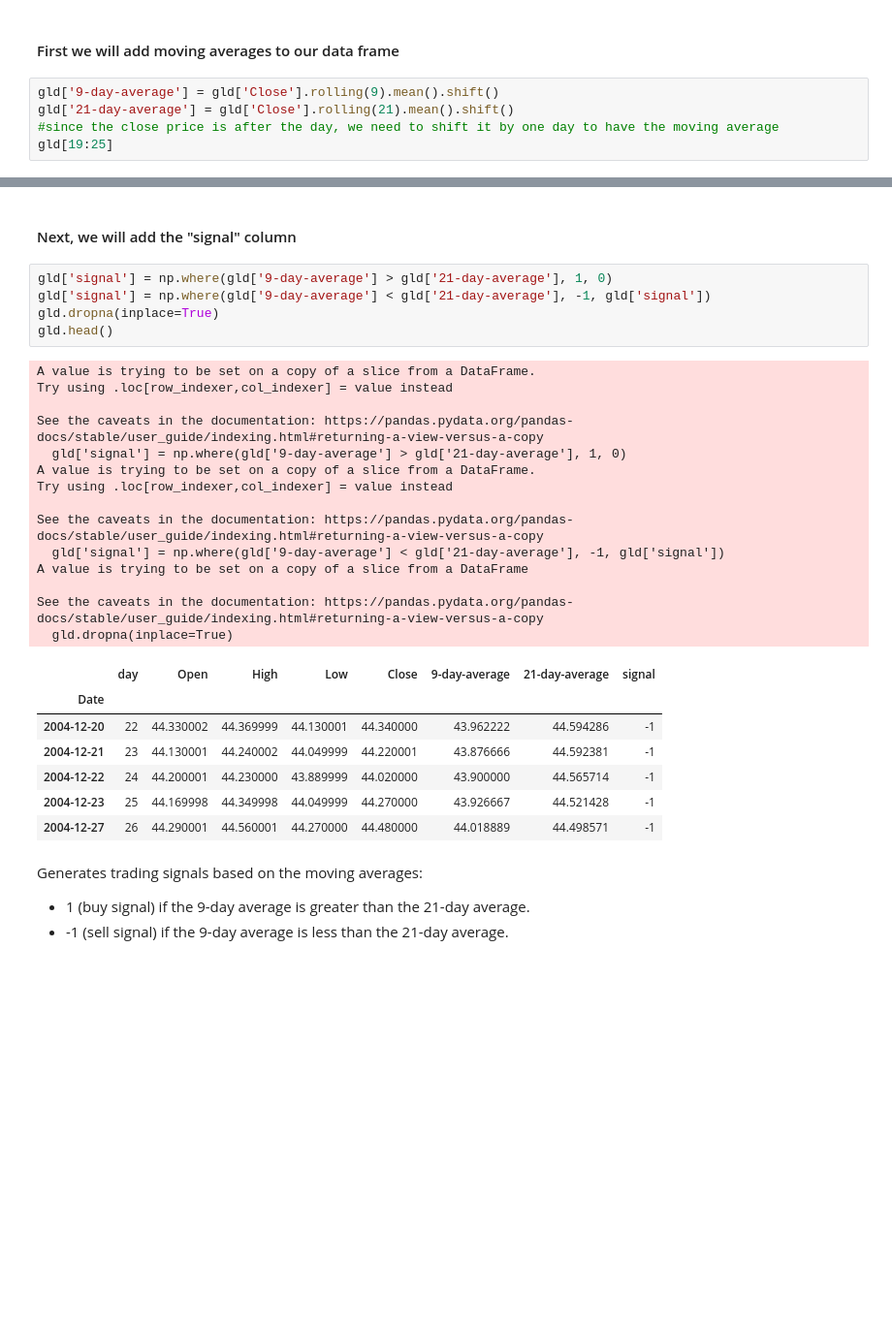
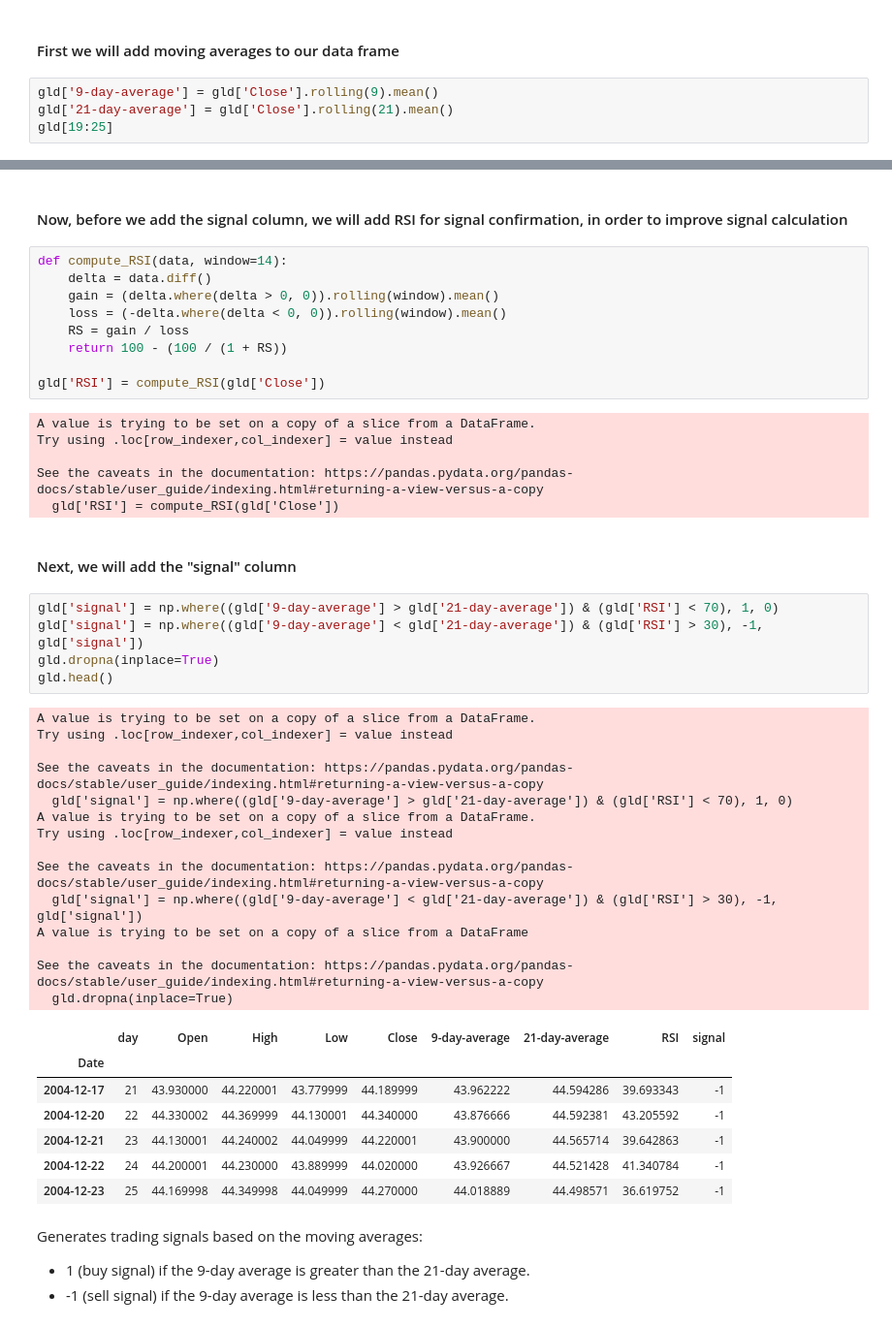
Before and after one commit to giahienpham/momentum_trading_strategy, a Jupyter notebook: momentum_algorithmic.ipynb, the cells around one changed output, grey strips where cells are left out. Shown at 97% size. Cells and saved outputs as stored; diff of their text form; blank space fills up the shorter version.

```diff
--- a/momentum_algorithmic.ipynb
+++ b/momentum_algorithmic.ipynb
@@ -56,9 +56,8 @@ For the next step, we will:
 # %% [markdown]
 #### First we will add moving averages to our data frame
 # %%
-gld['9-day-average'] = gld['Close'].rolling(9).mean().shift()
-gld['21-day-average'] = gld['Close'].rolling(21).mean().shift()
-#since the close price is after the day, we need to shift it by one day to have the moving average
+gld['9-day-average'] = gld['Close'].rolling(9).mean()
+gld['21-day-average'] = gld['Close'].rolling(21).mean()
 gld[19:25]
 # %% [output]
 A value is trying to be set on a copy of a slice from a DataFrame.
@@ -82,32 +81,49 @@ See the caveats in the documentation: https://pandas.pydata.org/pandas-docs/stab
+# %% [markdown]
+#### Now, before we add the signal column, we will add RSI for signal confirmation, in order to improve signal calculation
+# %%
+def compute_RSI(data, window=14):
+    delta = data.diff()
+    gain = (delta.where(delta > 0, 0)).rolling(window).mean()
+    loss = (-delta.where(delta < 0, 0)).rolling(window).mean()
+    RS = gain / loss
+    return 100 - (100 / (1 + RS))
+
+gld['RSI'] = compute_RSI(gld['Close'])
+# %% [output]
+A value is trying to be set on a copy of a slice from a DataFrame.
+Try using .loc[row_indexer,col_indexer] = value instead
+
+See the caveats in the documentation: https://pandas.pydata.org/pandas-docs/stable/user_guide/indexing.html#returning-a-view-versus-a-copy
+  gld['RSI'] = compute_RSI(gld['Close'])
 # %% [markdown]
 #### Next, we will add the "signal" column
 # %%
-gld['signal'] = np.where(gld['9-day-average'] > gld['21-day-average'], 1, 0)
-gld['signal'] = np.where(gld['9-day-average'] < gld['21-day-average'], -1, gld['signal'])
+gld['signal'] = np.where((gld['9-day-average'] > gld['21-day-average']) & (gld['RSI'] < 70), 1, 0)
+gld['signal'] = np.where((gld['9-day-average'] < gld['21-day-average']) & (gld['RSI'] > 30), -1, gld['signal'])
 gld.dropna(inplace=True)
 gld.head()
 # %% [output]
 A value is trying to be set on a copy of a slice from a DataFrame.
 Try using .loc[row_indexer,col_indexer] = value instead
 
 See the caveats in the documentation: https://pandas.pydata.org/pandas-docs/stable/user_guide/indexing.html#returning-a-view-versus-a-copy
-  gld['signal'] = np.where(gld['9-day-average'] > gld['21-day-average'], 1, 0)
+  gld['signal'] = np.where((gld['9-day-average'] > gld['21-day-average']) & (gld['RSI'] < 70), 1, 0)
 A value is trying to be set on a copy of a slice from a DataFrame.
 Try using .loc[row_indexer,col_indexer] = value instead
 
 See the caveats in the documentation: https://pandas.pydata.org/pandas-docs/stable/user_guide/indexing.html#returning-a-view-versus-a-copy
-  gld['signal'] = np.where(gld['9-day-average'] < gld['21-day-average'], -1, gld['signal'])
+  gld['signal'] = np.where((gld['9-day-average'] < gld['21-day-average']) & (gld['RSI'] > 30), -1, gld['signal'])
 A value is trying to be set on a copy of a slice from a DataFrame
 
 See the caveats in the documentation: https://pandas.pydata.org/pandas-docs/stable/user_guide/indexing.html#returning-a-view-versus-a-copy
   gld.dropna(inplace=True)
-|  | day | Open | High | Low | Close | 9-day-average | 21-day-average | signal |
-| Date |  |  |  |  |  |  |  |  |
-| 2004-12-20 | 22 | 44.330002 | 44.369999 | 44.130001 | 44.340000 | 43.962222 | 44.594286 | -1 |
-| 2004-12-21 | 23 | 44.130001 | 44.240002 | 44.049999 | 44.220001 | 43.876666 | 44.592381 | -1 |
-| 2004-12-22 | 24 | 44.200001 | 44.230000 | 43.889999 | 44.020000 | 43.900000 | 44.565714 | -1 |
-| 2004-12-23 | 25 | 44.169998 | 44.349998 | 44.049999 | 44.270000 | 43.926667 | 44.521428 | -1 |
-| 2004-12-27 | 26 | 44.290001 | 44.560001 | 44.270000 | 44.480000 | 44.018889 | 44.498571 | -1 |
+|  | day | Open | High | Low | Close | 9-day-average | 21-day-average | RSI | signal |
+| Date |  |  |  |  |  |  |  |  |  |
+| 2004-12-17 | 21 | 43.930000 | 44.220001 | 43.779999 | 44.189999 | 43.962222 | 44.594286 | 39.693343 | -1 |
+| 2004-12-20 | 22 | 44.330002 | 44.369999 | 44.130001 | 44.340000 | 43.876666 | 44.592381 | 43.205592 | -1 |
+| 2004-12-21 | 23 | 44.130001 | 44.240002 | 44.049999 | 44.220001 | 43.900000 | 44.565714 | 39.642863 | -1 |
+| 2004-12-22 | 24 | 44.200001 | 44.230000 | 43.889999 | 44.020000 | 43.926667 | 44.521428 | 41.340784 | -1 |
+| 2004-12-23 | 25 | 44.169998 | 44.349998 | 44.049999 | 44.270000 | 44.018889 | 44.498571 | 36.619752 | -1 |
 # %% [markdown]
 Generates trading signals based on the moving averages:
 * 1 (buy signal) if the 9-day average is greater than the 21-day average.
```
Also changed, not shown: parts of 8 cells of this notebook.
